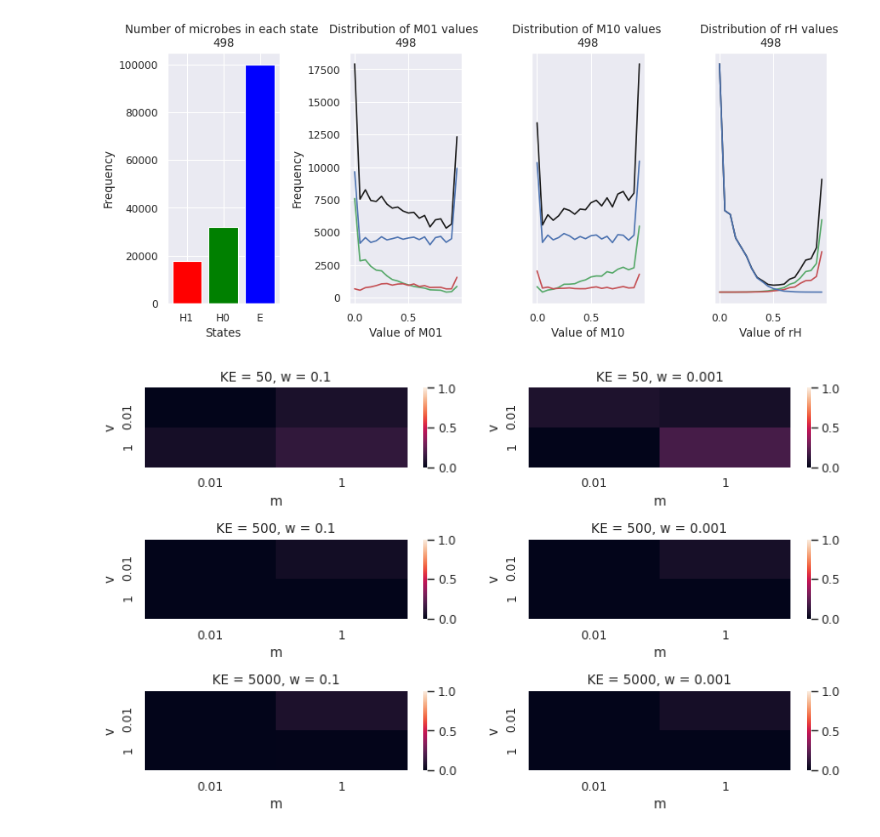
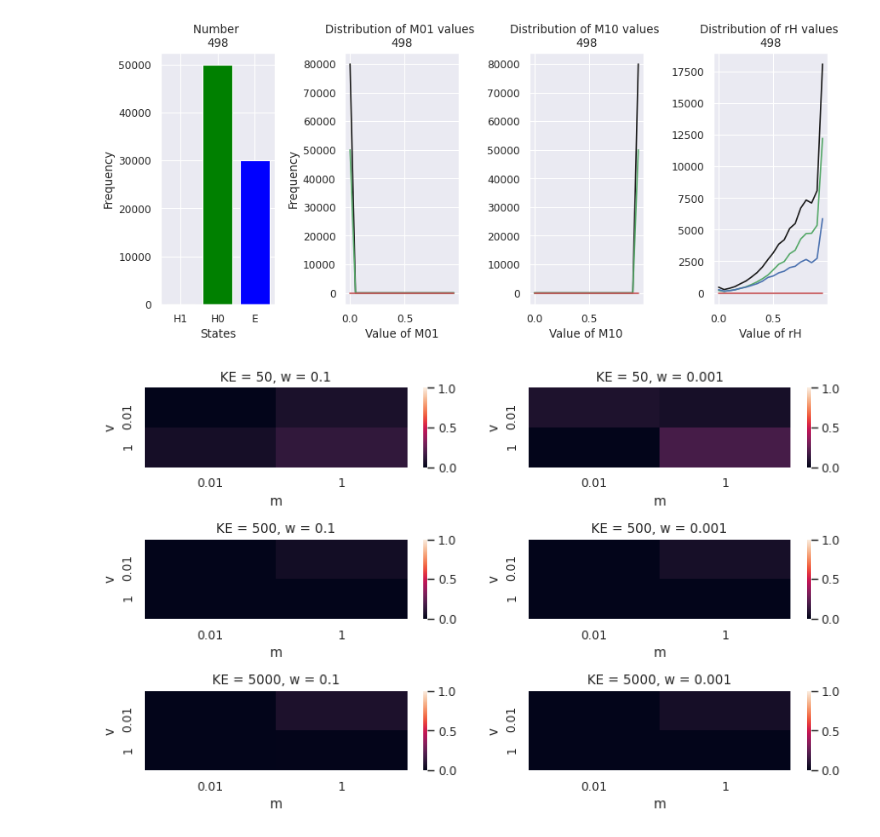
Before and after one commit to sultannazir/microbe-driven-migration-model, a Jupyter notebook: MD_evo_migration.ipynb, the cells around one changed output. Saved outputs shown, nothing was run; the diff lists cells and outputs as text; code cells hidden in the pictures.

Commit message:
flow parameter study

```diff
--- a/MD_evo_migration.ipynb
+++ b/MD_evo_migration.ipynb
@@ -290,7 +291,7 @@ def run_one_sim_new(Parameters):
 Parameters = {'KH': 50000,  # Carrying capacity in H
               'KE': 30000,  # Carrying capacity in environment
               'mH': 0.5,  # fraction of host matrix displaced during a flow event
-              'v': 0.1,  # frequency of flow events
+              'v': 1,  # frequency of flow events
               'w': 0.1,  # magnitude of cost of adhesion to host
               'mu': 0.1,  # microbe mutation rate
               'sim_time': 500,  # total simulation time
@@ -432,7 +339,7 @@ def buildmehist(i=int):
     plt.xticks(y_pos, objects)
     plt.ylabel('Frequency')
     plt.xlabel('States')
-    plt.title('Number of microbes in each state \n' + str(dat0.index[iv]))
+    plt.title('Number \n' + str(dat0.index[iv]))
 
     xval = np.arange(0, 1, 0.05)
     y01val = dat01H0[iv] + dat01H1[iv] + dat01E[iv]
@@ -444,37 +351,33 @@ def buildmehist(i=int):
     plt.plot(xval, y01val, 'k')
     plt.plot(xval, dat01H0[iv], 'g')
     plt.plot(xval, dat01H1[iv], 'r')
-    plt.plot(xval, dat01E[iv], 'b')
     plt.ylim = (0, ymax)
     plt.ylabel('Frequency')
     plt.xlabel('Value of M01')
     plt.title('Distribution of M01 values \n' + str(dat0.index[iv]))
 
     plt.subplot(143)
     plt.plot(xval, y10val, 'k')
     plt.plot(xval, dat10H0[iv], 'g')
     plt.plot(xval, dat10H1[iv], 'r')
-    plt.plot(xval, dat10E[iv], 'b')
     plt.ylim = (0, ymax)
-    plt.yticks([])
     plt.xlabel('Value of M10')
     plt.title('Distribution of M10 values \n' + str(dat0.index[iv]))
 
     plt.subplot(144)
     plt.plot(xval, yrval, 'k')
     plt.plot(xval, datrH0[iv], 'g')
     plt.plot(xval, datrH1[iv], 'r')
     plt.plot(xval, datrE[iv], 'b')
     plt.ylim = (0, ymax)
-    plt.yticks([])
     plt.xlabel('Value of rH')
     plt.title('Distribution of rH values \n' + str(dat0.index[iv]))
 
     plt.tight_layout()
 
 fig = plt.figure(figsize=(11, 5), dpi=80)
 animator = ani.FuncAnimation(fig, buildmehist, interval=200, frames=250)
 HTML(animator.to_html5_video())
 # %% [output]
 [interactive output not drawn]
-[figure, old version]
+[figure, new version]
```
Also changed, not shown: parts of 6 cells of this notebook, 2 other files.
